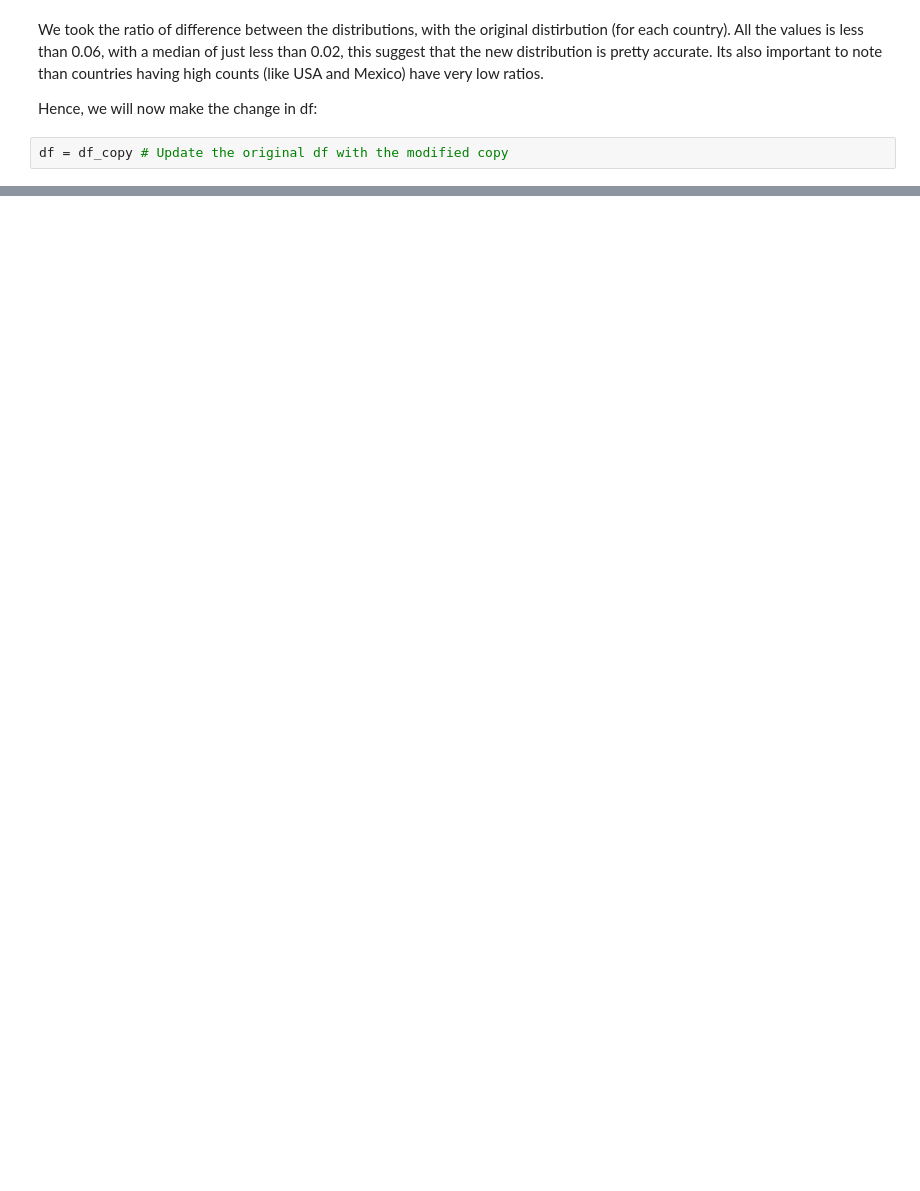
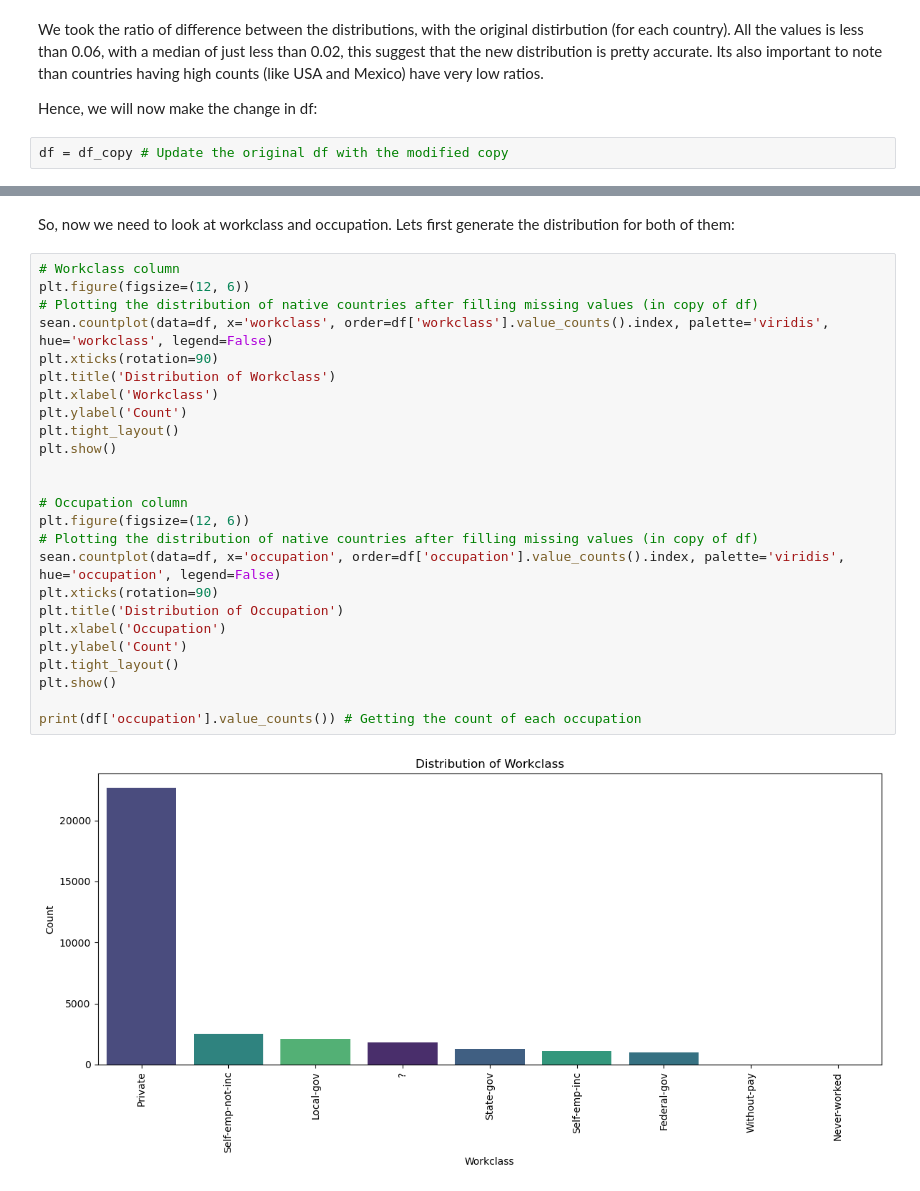
Before and after one commit to Awesome-AI-ML-DELTA25/DataCleaning, a Jupyter notebook: data_cleaning.ipynb, the cells around one changed output, grey strips where cells are left out. Saved outputs shown, nothing was run; the diff lists cells and outputs as text; blank space fills up the shorter version.

```diff
--- a/data_cleaning.ipynb
+++ b/data_cleaning.ipynb
@@ -247,0 +271,29 @@ df = df_copy # Update the original df with the modified copy
+# %% [markdown]
+So, now we need to look at workclass and occupation. Lets first generate the distribution for both of them:
+# %%
+# Workclass column
+plt.figure(figsize=(12, 6))
+# Plotting the distribution of native countries after filling missing values (in copy of df)
+sean.countplot(data=df, x='workclass', order=df['workclass'].value_counts().index, palette='viridis', hue='workclass', legend=False)
+plt.xticks(rotation=90)
+plt.title('Distribution of Workclass')
+plt.xlabel('Workclass')
+plt.ylabel('Count')
+plt.tight_layout()
+plt.show()
+
+
+# Occupation column
+plt.figure(figsize=(12, 6))
+# Plotting the distribution of native countries after filling missing values (in copy of df)
+sean.countplot(data=df, x='occupation', order=df['occupation'].value_counts().index, palette='viridis', hue='occupation', legend=False)
+plt.xticks(rotation=90)
+plt.title('Distribution of Occupation')
+plt.xlabel('Occupation')
+plt.ylabel('Count')
+plt.tight_layout()
+plt.show()
+
+print(df['occupation'].value_counts()) # Getting the count of each occupation
+# %% [output]
+[figure, added]
```
Also changed, not shown: parts of 17 cells of this notebook.
